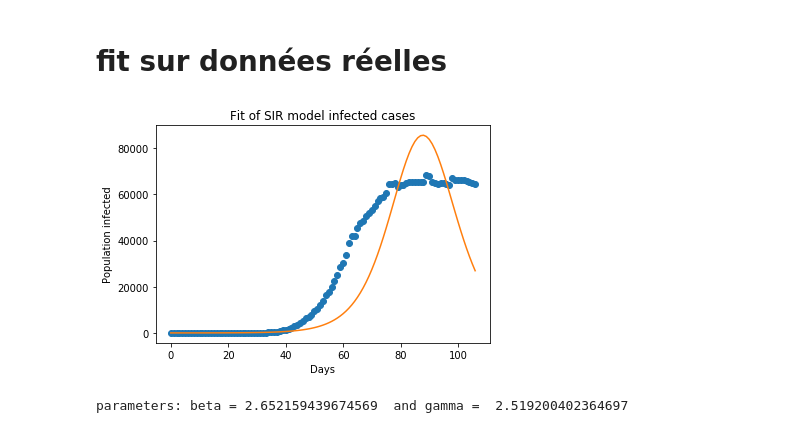
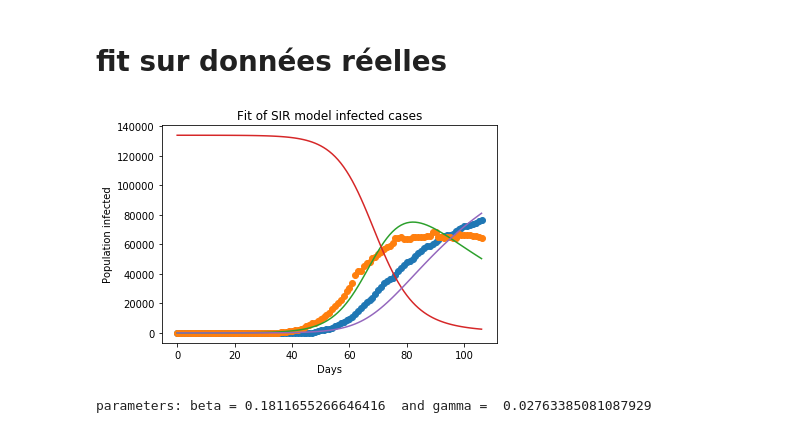
Before and after one commit to m-almatary/projetCovid, a Jupyter notebook: CovidSIR.ipynb, the cells around one changed output. Cells and saved outputs as stored; diff of their text form; code cells hidden in the pictures.

```diff
--- a/CovidSIR.ipynb
+++ b/CovidSIR.ipynb
@@ -187,24 +188,27 @@ parameters: beta = 0.5949685364954594  and gamma =  0.2908427185825146
 # %%
 infected = data["cas"]  - data["guerisons"]  - data["deces"]
 infected = list(infected)
-N = 67000000
+N = 67000000/500
 
 x = [i for i in range (0,len(infected))]
 y = infected
 
 a = SIRModel(N=N,I0=infected[0])
 
 a.fit(x,y)
 
 
 
-plt.plot(x, y, 'o')
-plt.plot(x, a.predict(x)[1])
+plt.plot(x, data["deces"] + data["guerisons"], 'o', label="Real Deaths")
+plt.plot(x, y, 'o', label="Real Infected")
+plt.plot(x, a.predict(x)[1], label="Predicted Infected")
+plt.plot(x, a.predict(x)[0], label="Predicted Susceptible")
+plt.plot(x, a.predict(x)[2], label="Predicted Recovered")
 plt.title("Fit of SIR model infected cases")
 plt.ylabel("Population infected")
 plt.xlabel("Days")
 plt.show()
 print("parameters: beta =", a.beta, " and gamma = ", a.gamma)
 # %% [output]
-[figure, old version]
+[figure, new version]
-parameters: beta = 2.652159439674569  and gamma =  2.519200402364697
+parameters: beta = 0.1811655266646416  and gamma =  0.02763385081087929
```
Also changed, not shown: parts of 3 cells of this notebook.
